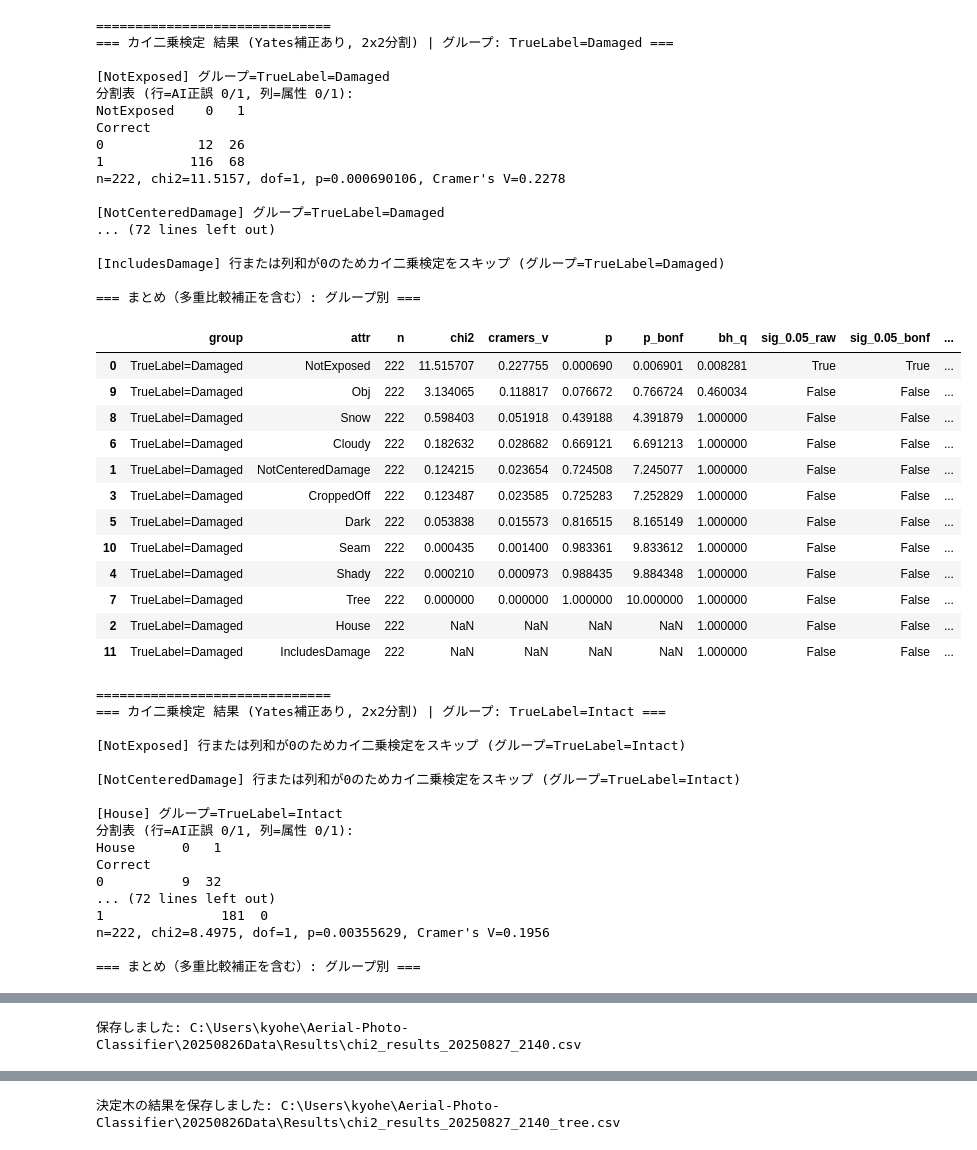
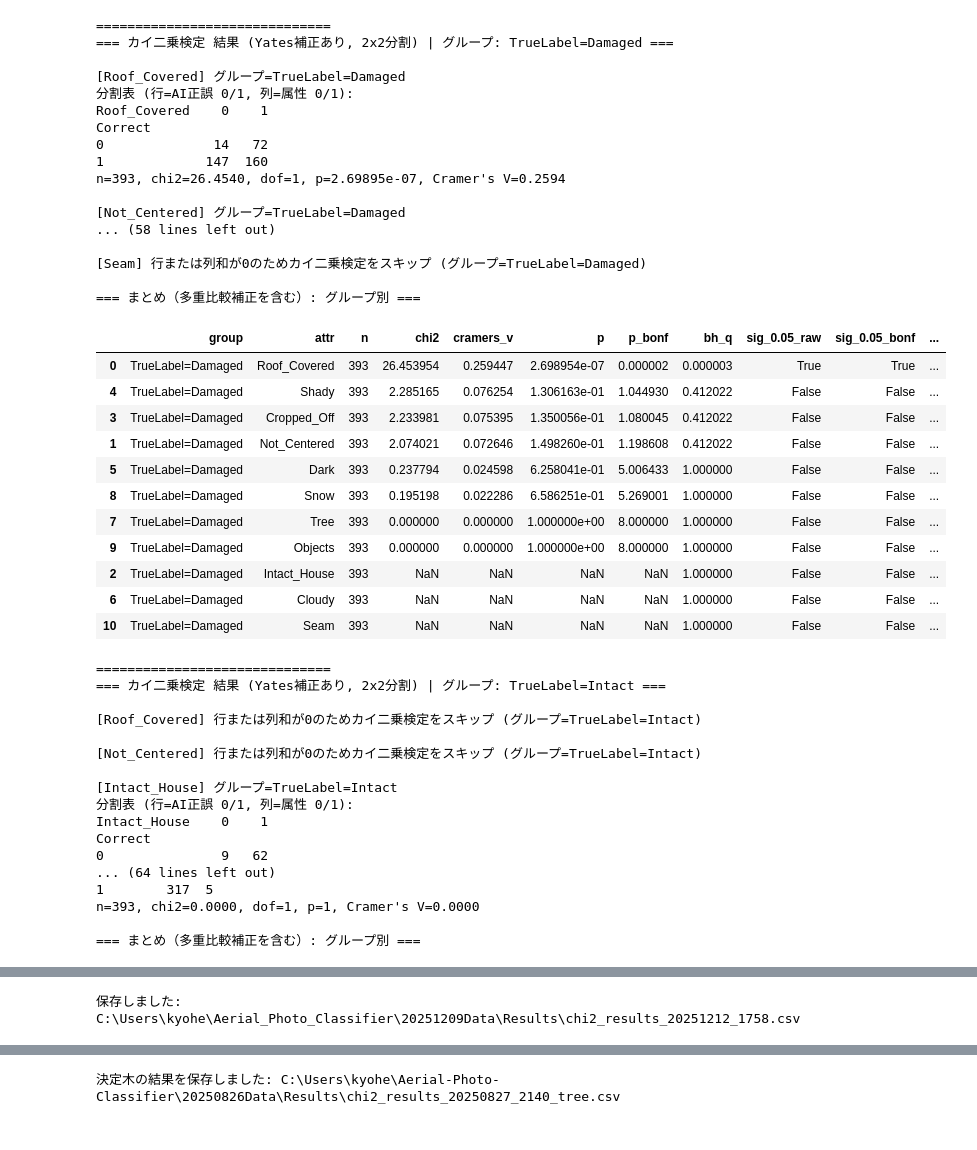
Before and after one commit to Tanned-podcast/Aerial_Photo_Classifier, a Jupyter notebook: Python/Utils/KaiNijouKentei.ipynb, the cells around one changed output, grey strips where cells are left out. Saved outputs shown, nothing was run; the diff lists cells and outputs as text; code cells hidden in the pictures.

```diff
--- a/Python/Utils/KaiNijouKentei.ipynb
+++ b/Python/Utils/KaiNijouKentei.ipynb
@@ -13,9 +13,9 @@ from pathlib import Path
 
 # ===== ユーザーが設定するパラメータ =====
 # CSVファイルへのパス
-csv_path = r"C:\\Users\\kyohe\\Aerial-Photo-Classifier\\20250826Data\\Results\\attr_results_20250827_2140.csv"  # 例: r"C:\\Users\\kyohe\\Aerial-Photo-Classifier\\20241023Data\\Results\\classification_results_20250422_1843.csv"
+csv_path = r"C:\\Users\\kyohe\\Aerial_Photo_Classifier\\20251209Data\\Results\\20251212_1758\attr_20251212_1758_forward_ep150.csv"  # 例: r"C:\\Users\\kyohe\\Aerial_Photo_Classifier\\20241023Data\\Results\\classification_results_20250422_1843.csv"
 # 出力ファイルへのパス（.csv または .txt を推奨）
-output_path = r"C:\\Users\\kyohe\\Aerial-Photo-Classifier\\20250826Data\\Results\\chi2_results_20250827_2140.csv"  # 例: r"C:\\Users\\kyohe\\Aerial-Photo-Classifier\\Results\\chi2_summary.csv"
+output_path = r"C:\\Users\\kyohe\\Aerial_Photo_Classifier\\20251209Data\\Results\\chi2_results_20251212_1758.csv"  # 例: r"C:\\Users\\kyohe\\Aerial_Photo_Classifier\\Results\\chi2_summary.csv"
 
 # AIの判定結果(True/False: 正解/不正解)の列名
 label_col = "Correct"  # 例: "Correct" など T/F を格納する列
@@ -27,18 +27,17 @@ truth_value_intact = "Intact"    # 正解ラベルが Intact を表す値
 
 # 調べたい属性列（0/1のカテゴリカル想定）
 attribute_cols = [
-    "NotExposed",
-    "NotCenteredDamage",
-    "House",
-    "CroppedOff",
+    "Roof_Covered",
+    "Not_Centered",
+    "Intact_House",
+    "Cropped_Off",
     "Shady",
     "Dark",
     "Cloudy",
     "Tree",
     "Snow",
-    "Obj",
+    "Objects",
     "Seam",
-    "IncludesDamage",
 ]
 # =====================================
 
@@ -213,68 +212,67 @@ for group_name, group_mask in groups:
         results_df["sig_0.05_raw"] = results_df["p"] <= 0.05
         results_df["sig_0.05_bonf"] = results_df["p_bonf"] <= 0.05
         results_df["sig_0.05_bh"] = bh_sig
 
         display_cols = [
             "group", "attr", "n", "chi2", "cramers_v", "p", "p_bonf", "bh_q",
             "sig_0.05_raw", "sig_0.05_bonf", "sig_0.05_bh",
         ]
         print("\n=== まとめ（多重比較補正を含む）: グループ別 ===")
         try:
             from IPython.display import display
             display(results_df[display_cols].sort_values(["group", "p"]))
         except Exception:
             print(results_df[display_cols].sort_values(["group", "p"]).to_string(index=False))
 
         # 集約: 保存は最後にまとめて行う
         aggregated_results.append(results_df[display_cols])
     else:
         print(f"グループ {group_name} に有効な結果がありませんでした。")
 # %% [output]
 ==============================
 === カイ二乗検定 結果 (Yates補正あり, 2x2分割) | グループ: TrueLabel=Damaged ===
 
-[NotExposed] グループ=TrueLabel=Damaged
+[Roof_Covered] グループ=TrueLabel=Damaged
 分割表 (行=AI正誤 0/1, 列=属性 0/1):
-NotExposed    0   1
+Roof_Covered    0    1
 Correct
-0            12  26
-1           116  68
-n=222, chi2=11.5157, dof=1, p=0.000690106, Cramer's V=0.2278
+0              14   72
+1             147  160
+n=393, chi2=26.4540, dof=1, p=2.69895e-07, Cramer's V=0.2594
 
-[NotCenteredDamage] グループ=TrueLabel=Damaged
-... (72 lines left out)
+[Not_Centered] グループ=TrueLabel=Damaged
+... (58 lines left out)
 
-[IncludesDamage] 行または列和が0のためカイ二乗検定をスキップ (グループ=TrueLabel=Damaged)
+[Seam] 行または列和が0のためカイ二乗検定をスキップ (グループ=TrueLabel=Damaged)
 
 === まとめ（多重比較補正を含む）: グループ別 ===
 |  | group | attr | n | chi2 | cramers_v | p | p_bonf | bh_q | sig_0.05_raw | sig_0.05_bonf | ... |
-| 0 | TrueLabel=Damaged | NotExposed | 222 | 11.515707 | 0.227755 | 0.000690 | 0.006901 | 0.008281 | True | True | ... |
-| 9 | TrueLabel=Damaged | Obj | 222 | 3.134065 | 0.118817 | 0.076672 | 0.766724 | 0.460034 | False | False | ... |
-| 8 | TrueLabel=Damaged | Snow | 222 | 0.598403 | 0.051918 | 0.439188 | 4.391879 | 1.000000 | False | False | ... |
-| 6 | TrueLabel=Damaged | Cloudy | 222 | 0.182632 | 0.028682 | 0.669121 | 6.691213 | 1.000000 | False | False | ... |
-| 1 | TrueLabel=Damaged | NotCenteredDamage | 222 | 0.124215 | 0.023654 | 0.724508 | 7.245077 | 1.000000 | False | False | ... |
-| 3 | TrueLabel=Damaged | CroppedOff | 222 | 0.123487 | 0.023585 | 0.725283 | 7.252829 | 1.000000 | False | False | ... |
-| 5 | TrueLabel=Damaged | Dark | 222 | 0.053838 | 0.015573 | 0.816515 | 8.165149 | 1.000000 | False | False | ... |
-| 10 | TrueLabel=Damaged | Seam | 222 | 0.000435 | 0.001400 | 0.983361 | 9.833612 | 1.000000 | False | False | ... |
-| 4 | TrueLabel=Damaged | Shady | 222 | 0.000210 | 0.000973 | 0.988435 | 9.884348 | 1.000000 | False | False | ... |
-| 7 | TrueLabel=Damaged | Tree | 222 | 0.000000 | 0.000000 | 1.000000 | 10.000000 | 1.000000 | False | False | ... |
-| 2 | TrueLabel=Damaged | House | 222 | NaN | NaN | NaN | NaN | 1.000000 | False | False | ... |
-| 11 | TrueLabel=Damaged | IncludesDamage | 222 | NaN | NaN | NaN | NaN | 1.000000 | False | False | ... |
+| 0 | TrueLabel=Damaged | Roof_Covered | 393 | 26.453954 | 0.259447 | 2.698954e-07 | 0.000002 | 0.000003 | True | True | ... |
+| 4 | TrueLabel=Damaged | Shady | 393 | 2.285165 | 0.076254 | 1.306163e-01 | 1.044930 | 0.412022 | False | False | ... |
+| 3 | TrueLabel=Damaged | Cropped_Off | 393 | 2.233981 | 0.075395 | 1.350056e-01 | 1.080045 | 0.412022 | False | False | ... |
+| 1 | TrueLabel=Damaged | Not_Centered | 393 | 2.074021 | 0.072646 | 1.498260e-01 | 1.198608 | 0.412022 | False | False | ... |
+| 5 | TrueLabel=Damaged | Dark | 393 | 0.237794 | 0.024598 | 6.258041e-01 | 5.006433 | 1.000000 | False | False | ... |
+| 8 | TrueLabel=Damaged | Snow | 393 | 0.195198 | 0.022286 | 6.586251e-01 | 5.269001 | 1.000000 | False | False | ... |
+| 7 | TrueLabel=Damaged | Tree | 393 | 0.000000 | 0.000000 | 1.000000e+00 | 8.000000 | 1.000000 | False | False | ... |
+| 9 | TrueLabel=Damaged | Objects | 393 | 0.000000 | 0.000000 | 1.000000e+00 | 8.000000 | 1.000000 | False | False | ... |
+| 2 | TrueLabel=Damaged | Intact_House | 393 | NaN | NaN | NaN | NaN | 1.000000 | False | False | ... |
+| 6 | TrueLabel=Damaged | Cloudy | 393 | NaN | NaN | NaN | NaN | 1.000000 | False | False | ... |
+| 10 | TrueLabel=Damaged | Seam | 393 | NaN | NaN | NaN | NaN | 1.000000 | False | False | ... |
 ==============================
 === カイ二乗検定 結果 (Yates補正あり, 2x2分割) | グループ: TrueLabel=Intact ===
 
-[NotExposed] 行または列和が0のためカイ二乗検定をスキップ (グループ=TrueLabel=Intact)
+[Roof_Covered] 行または列和が0のためカイ二乗検定をスキップ (グループ=TrueLabel=Intact)
 
-[NotCenteredDamage] 行または列和が0のためカイ二乗検定をスキップ (グループ=TrueLabel=Intact)
+[Not_Centered] 行または列和が0のためカイ二乗検定をスキップ (グループ=TrueLabel=Intact)
 
-[House] グループ=TrueLabel=Intact
+[Intact_House] グループ=TrueLabel=Intact
 分割表 (行=AI正誤 0/1, 列=属性 0/1):
-House      0   1
+Intact_House    0    1
 Correct
-0          9  32
-... (72 lines left out)
-1               181  0
-n=222, chi2=8.4975, dof=1, p=0.00355629, Cramer's V=0.1956
+0               9   62
+... (64 lines left out)
+1        317  5
+n=393, chi2=0.0000, dof=1, p=1, Cramer's V=0.0000
 
 === まとめ（多重比較補正を含む）: グループ別 ===
 |  | group | attr | n | chi2 | cramers_v | p | p_bonf | bh_q | sig_0.05_raw | sig_0.05_bonf | ... |
@@ -293,6 +290,8 @@ n=222, chi2=8.4975, dof=1, p=0.00355629, Cramer's V=0.1956
 # %%
 # 結果をまとめて保存（CSV または TXT）する用のセル
 from pathlib import Path
+
+output_path = r"C:\\Users\\kyohe\\Aerial_Photo_Classifier\\20251209Data\\Results\\chi2_results_20251212_1758.csv"  # 例: r"C:\\Users\\kyohe\\Aerial_Photo_Classifier\\Results\\chi2_summary.csv"
 
 if len(aggregated_results) > 0:
     final_df = pd.concat(aggregated_results, axis=0, ignore_index=True)
@@ -320,7 +319,7 @@ if len(aggregated_results) > 0:
 else:
     print("保存対象となる結果がありませんでした。")
 # %% [output]
-保存しました: C:\Users\kyohe\Aerial-Photo-Classifier\20250826Data\Results\chi2_results_20250827_2140.csv
+保存しました: C:\Users\kyohe\Aerial_Photo_Classifier\20251209Data\Results\chi2_results_20251212_1758.csv
 # %%
 # 多重ロジスティック回帰（属性 -> AI正誤[Correct] の二値予測）を Damaged/Intact 別に実行し、CSVと係数プロットPNGを出力
 import numpy as np
```
Also changed, not shown: parts of 3 cells of this notebook, 10 other files.
